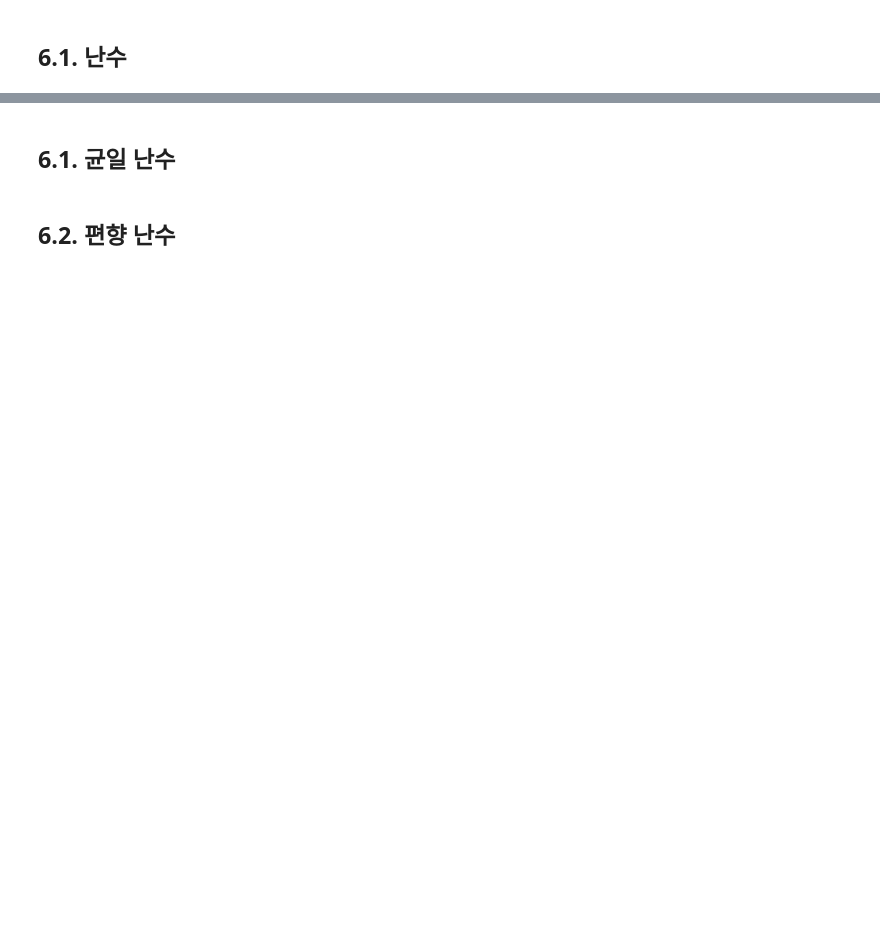
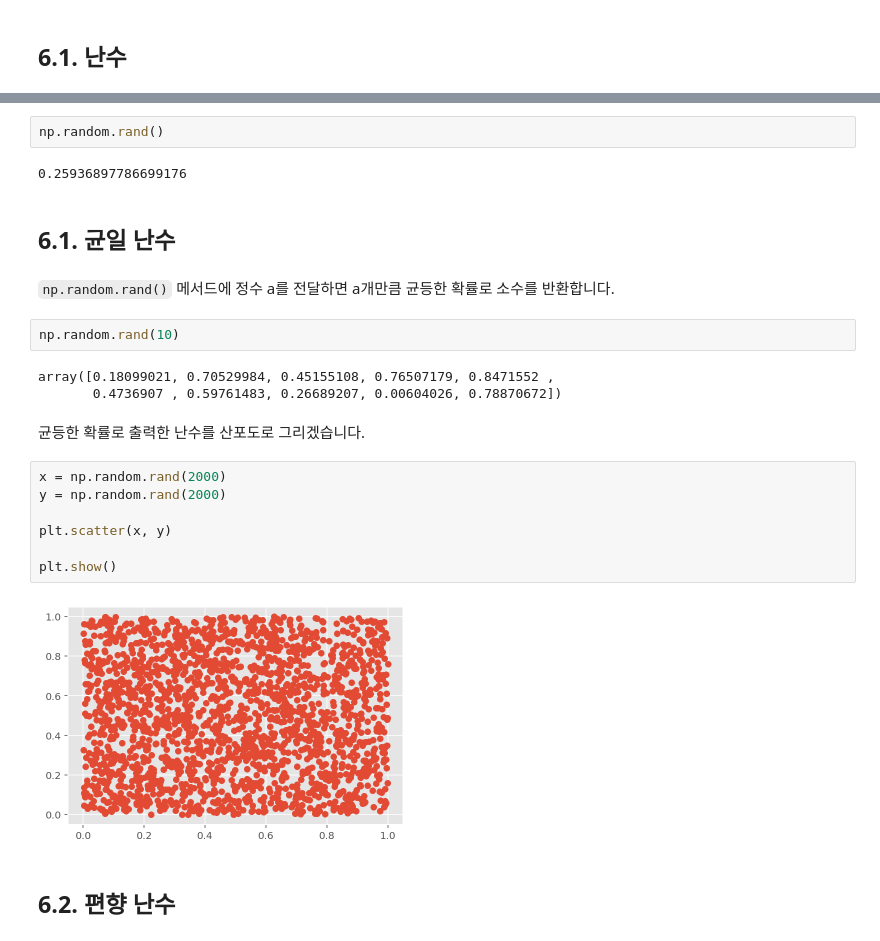
Before and after one commit to LeeSeungwon89/Artificial-intelligence-math, a Jupyter notebook: 1. 기초.ipynb, the cells around one changed output, grey strips where cells are left out. Cells and saved outputs as stored; diff of their text form; blank space fills up the shorter version.

```diff
--- a/1. 기초.ipynb
+++ b/1. 기초.ipynb
@@ -250,4 +261,26 @@ plt.show()
+# %%
+np.random.rand()
+# %% [output]
+0.25936897786699176
 # %% [markdown]
 ## **6.1. 균일 난수**
+# %% [markdown]
+`np.random.rand()` 메서드에 정수 a를 전달하면 a개만큼 균등한 확률로 소수를 반환합니다.
+# %%
+np.random.rand(10)
+# %% [output]
+array([0.18099021, 0.70529984, 0.45155108, 0.76507179, 0.8471552 ,
+       0.4736907 , 0.59761483, 0.26689207, 0.00604026, 0.78870672])
+# %% [markdown]
+균등한 확률로 출력한 난수를 산포도로 그리겠습니다.
+# %%
+x = np.random.rand(2000)
+y = np.random.rand(2000)
+
+plt.scatter(x, y)
+
+plt.show()
+# %% [output]
+[figure, added]
 # %% [markdown]
 ## **6.2. 편향 난수**
```
Also changed, not shown: parts of 7 cells of this notebook.
